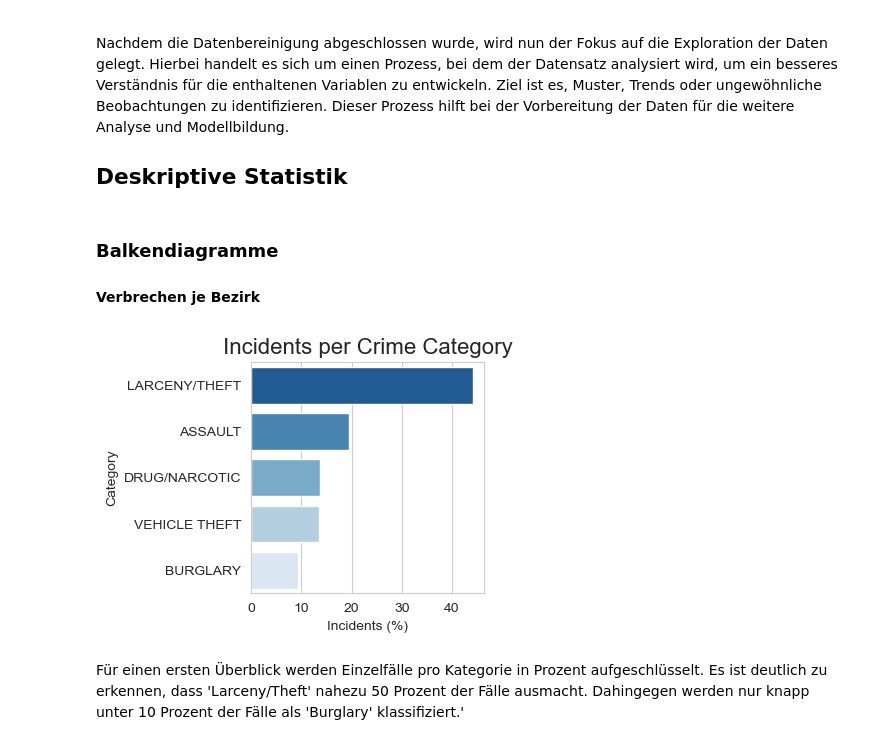
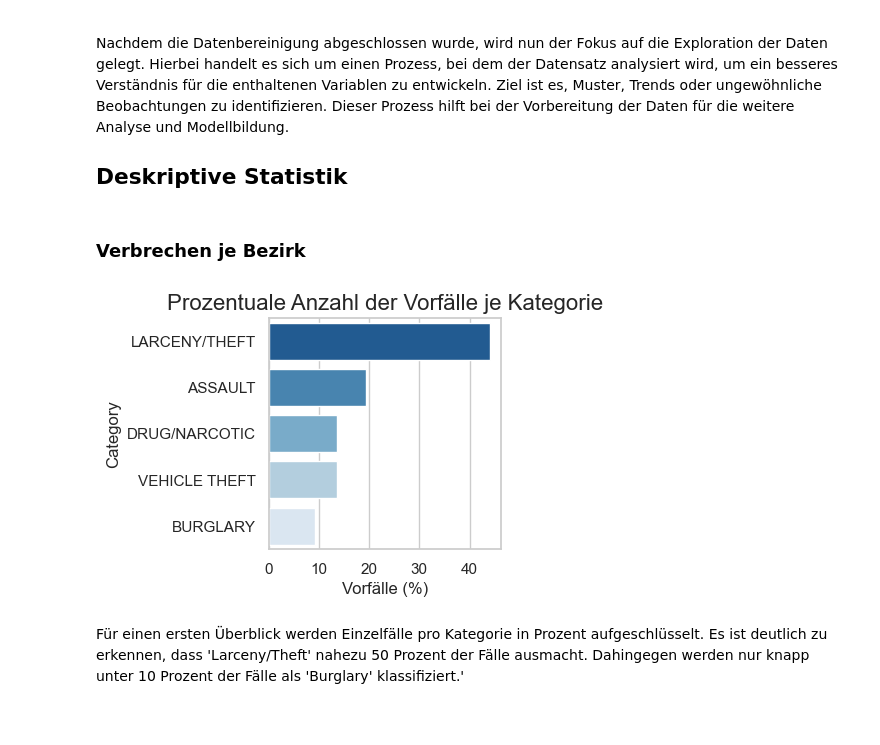
Before and after one commit to FelixSiegfriedRiedel/San-Francisco-Crime, a Jupyter notebook: crime.ipynb, the cells around one changed output. Saved outputs shown, nothing was run; the diff lists cells and outputs as text; code cells hidden in the pictures.

```diff
--- a/crime.ipynb
+++ b/crime.ipynb
@@ -309,27 +306,25 @@ Nachdem die Datenbereinigung abgeschlossen wurde, wird nun der Fokus auf die Exp
 
 ## Deskriptive Statistik
 # %% [markdown]
-### Balkendiagramme
-
-#### Verbrechen je Bezirk
+### Verbrechen je Bezirk
 # %%
 data_cat = crime.groupby('Category').count().iloc[:, 0]. sort_values(ascending=False)
 data = data_cat.reindex(np.append(np.delete(data_cat.index, 1), 'OTHER OFFENSES'))
 # %%
 plt.figure(figsize=(3, 3))
 with sns.axes_style("whitegrid"):
     ax = sns.barplot(
         x = (data_cat.values / data_cat.values.sum()) * 100,
         y = data_cat.index,
         orient='h',
         palette="Blues_r")
 
-plt.title('Incidents per Crime Category', fontdict={'fontsize': 16})
-plt.xlabel('Incidents (%)')
+plt.title('Prozentuale Anzahl der Vorfälle je Kategorie', fontdict={'fontsize': 16})
+plt.xlabel('Vorfälle (%)')
 
 plt.show()
 # %% [output]
-[figure, old version]
+[figure, new version]
 # %% [markdown]
 Für einen ersten Überblick werden Einzelfälle pro Kategorie in Prozent aufgeschlüsselt. Es ist deutlich zu erkennen, dass 'Larceny/Theft' nahezu 50 Prozent der Fälle ausmacht. Dahingegen werden nur knapp unter 10 Prozent der Fälle als 'Burglary' klassifiziert.'
 # %%
```
Also changed, not shown: parts of 65 cells of this notebook.
